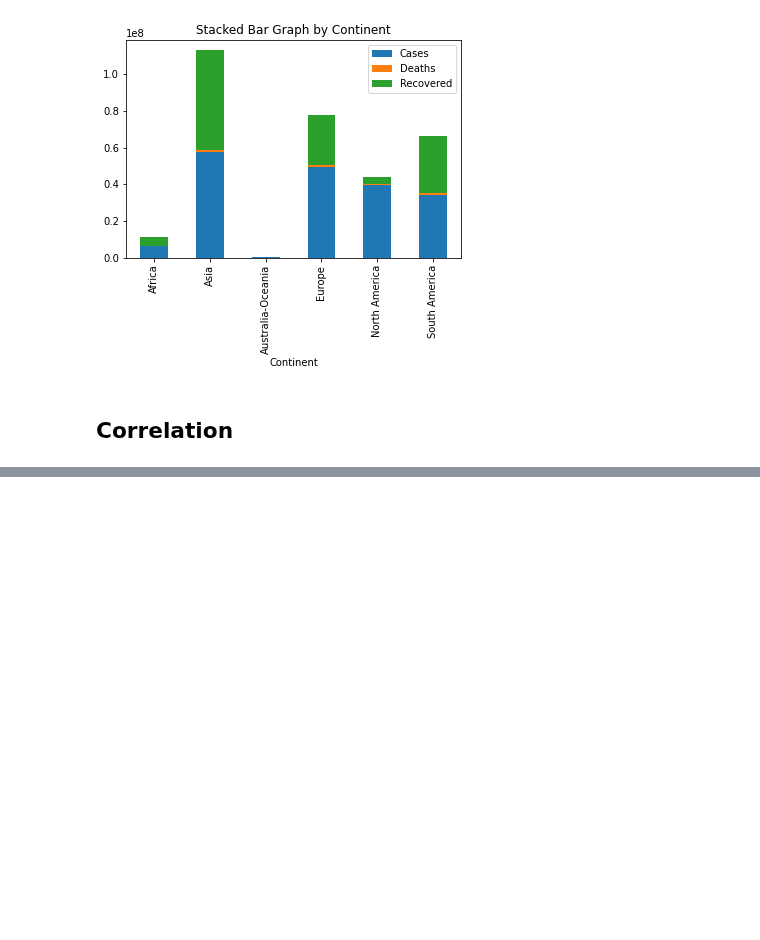
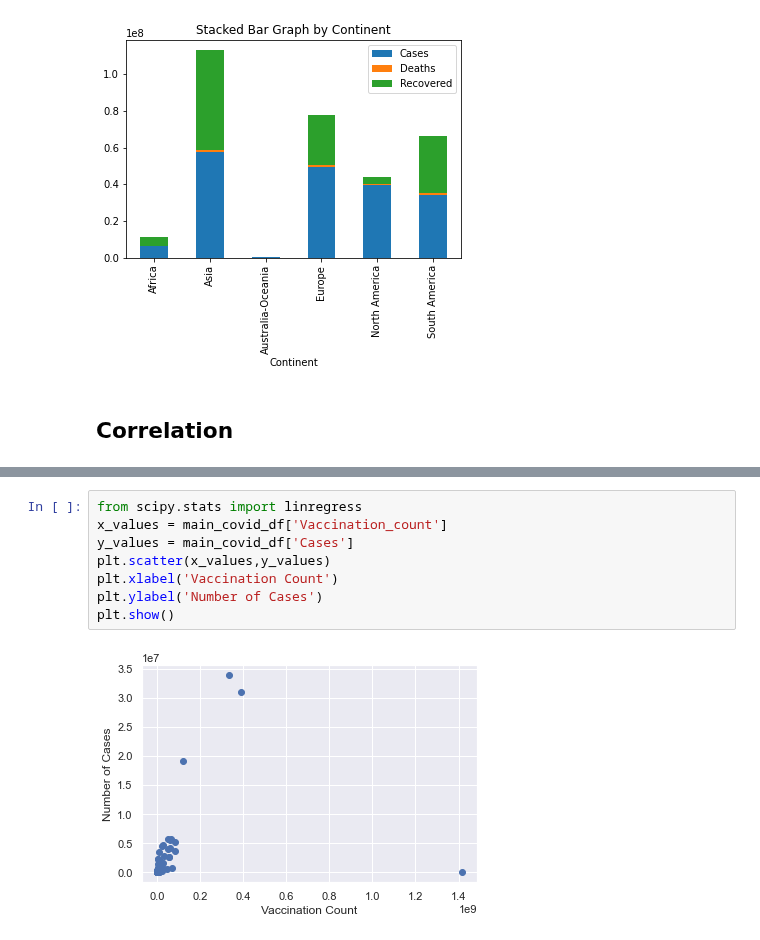
Before and after one commit to cgardner1388/capstoneproject1, a Jupyter notebook: codys_branch/Team1_Covid_Vaccination_Analysis_visual_main.ipynb, the cells around one changed output, grey strips where cells are left out. Saved outputs shown, nothing was run; the diff lists cells and outputs as text; blank space fills up the shorter version.

```diff
--- a/codys_branch/Team1_Covid_Vaccination_Analysis_visual_main.ipynb
+++ b/codys_branch/Team1_Covid_Vaccination_Analysis_visual_main.ipynb
@@ -606,0 +615,10 @@ plt.tight_layout()
+# %%
+from scipy.stats import linregress
+x_values = main_covid_df['Vaccination_count']
+y_values = main_covid_df['Cases']
+plt.scatter(x_values,y_values)
+plt.xlabel('Vaccination Count')
+plt.ylabel('Number of Cases')
+plt.show()
+# %% [output]
+[figure, added]
```
Also changed, not shown: parts of 15 cells of this notebook.
